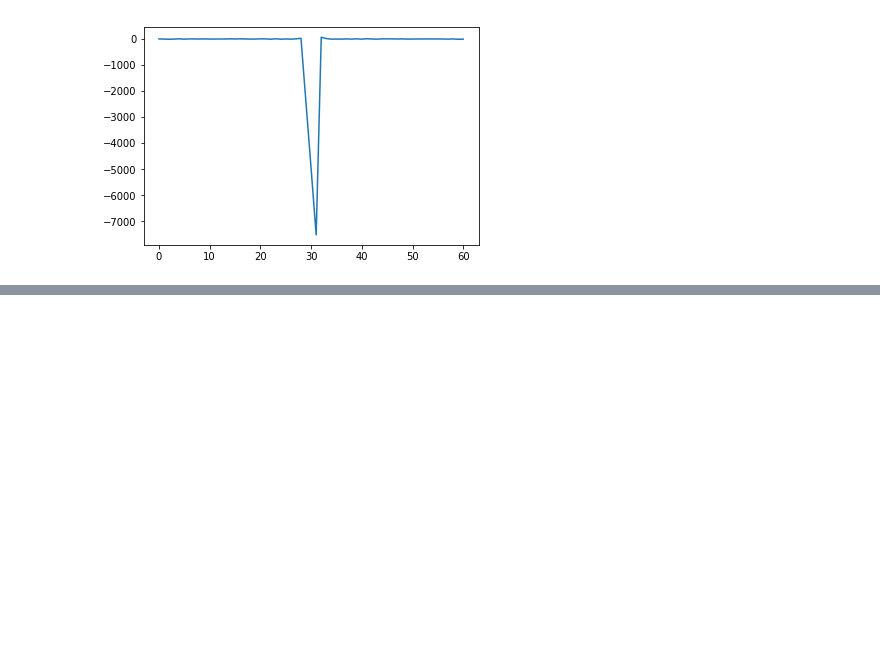
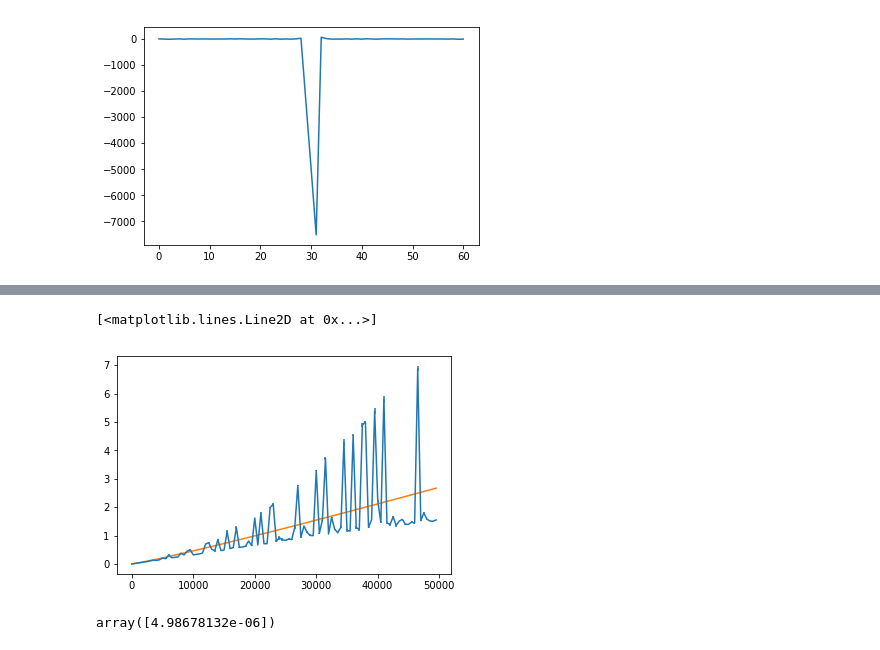
Before and after one commit to jamontanac/Tesis_Master, a Jupyter notebook: XY_model/Calculating_Entropy_and_density_matrix/Prueba15-10-19.ipynb, the cells around one changed output, grey strips where cells are left out. Saved outputs shown, nothing was run; the diff lists cells and outputs as text; code cells hidden in the pictures; blank space fills up the shorter version.

```diff
--- a/XY_model/Calculating_Entropy_and_density_matrix/Prueba15-10-19.ipynb
+++ b/XY_model/Calculating_Entropy_and_density_matrix/Prueba15-10-19.ipynb
@@ -237,0 +316,3 @@ for L in range(101,151,2):
+# %%
+def function(x,a):
+    return a*x*np.log(x)
@@ -237,0 +321,12 @@ for L in range(101,151,2):
+# %%
+popt,pcov = curve_fit(function,range(11,50001,500),mean)
+# %%
+plt.errorbar(range(11,50001,500),mean,yerr=std)
+plt.plot(range(11,50001,500),function(range(11,50001,500),*popt))
+# %% [output]
+[<matplotlib.lines.Line2D at 0x...>]
+[figure, added]
+# %%
+popt
+# %% [output]
+array([4.98678132e-06])
```
Also changed, not shown: parts of 9 cells of this notebook.
